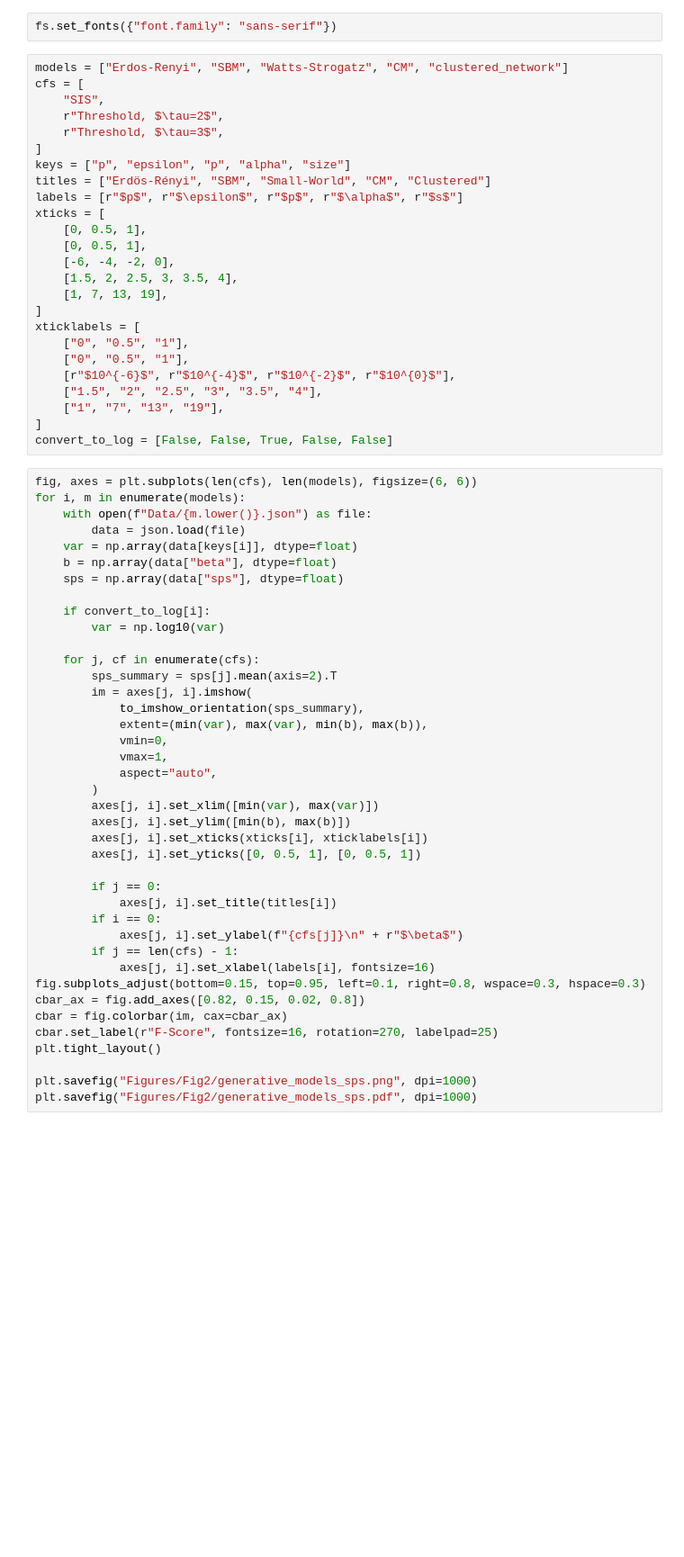
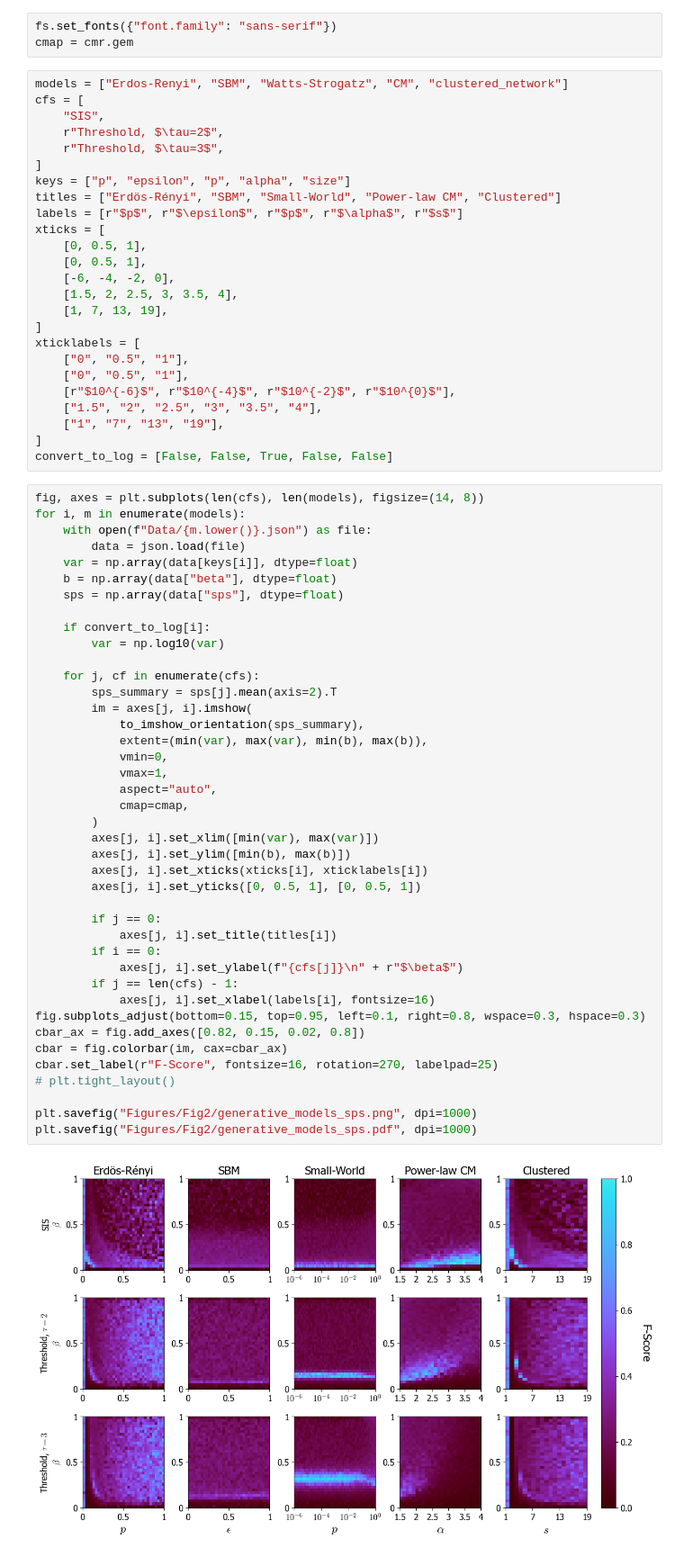
Before and after one commit to nwlandry/complex-network-reconstruction, a Jupyter notebook: plot_fig2.ipynb, the cells around one changed output. Shown at 90% size. Drawn from its saved outputs; the diff is of its cells as text; blank space fills up the shorter version.

```diff
--- a/plot_fig2.ipynb
+++ b/plot_fig2.ipynb
@@ -9,5 +11,6 @@ import xgi
 # %%
 fs.set_fonts({"font.family": "sans-serif"})
+cmap = cmr.gem
 # %%
 models = ["Erdos-Renyi", "SBM", "Watts-Strogatz", "CM", "clustered_network"]
 cfs = [
@@ -16,7 +19,7 @@ cfs = [
     r"Threshold, $\tau=3$",
 ]
 keys = ["p", "epsilon", "p", "alpha", "size"]
-titles = ["Erdös-Rényi", "SBM", "Small-World", "CM", "Clustered"]
+titles = ["Erdös-Rényi", "SBM", "Small-World", "Power-law CM", "Clustered"]
 labels = [r"$p$", r"$\epsilon$", r"$p$", r"$\alpha$", r"$s$"]
 xticks = [
     [0, 0.5, 1],
@@ -34,7 +37,7 @@ xticklabels = [
 ]
 convert_to_log = [False, False, True, False, False]
 # %%
-fig, axes = plt.subplots(len(cfs), len(models), figsize=(6, 6))
+fig, axes = plt.subplots(len(cfs), len(models), figsize=(14, 8))
 for i, m in enumerate(models):
     with open(f"Data/{m.lower()}.json") as file:
         data = json.load(file)
@@ -45,31 +48,34 @@ for i, m in enumerate(models):
     if convert_to_log[i]:
         var = np.log10(var)
 
     for j, cf in enumerate(cfs):
         sps_summary = sps[j].mean(axis=2).T
         im = axes[j, i].imshow(
             to_imshow_orientation(sps_summary),
             extent=(min(var), max(var), min(b), max(b)),
             vmin=0,
             vmax=1,
             aspect="auto",
+            cmap=cmap,
         )
         axes[j, i].set_xlim([min(var), max(var)])
         axes[j, i].set_ylim([min(b), max(b)])
         axes[j, i].set_xticks(xticks[i], xticklabels[i])
         axes[j, i].set_yticks([0, 0.5, 1], [0, 0.5, 1])
 
         if j == 0:
             axes[j, i].set_title(titles[i])
         if i == 0:
             axes[j, i].set_ylabel(f"{cfs[j]}\n" + r"$\beta$")
         if j == len(cfs) - 1:
             axes[j, i].set_xlabel(labels[i], fontsize=16)
 fig.subplots_adjust(bottom=0.15, top=0.95, left=0.1, right=0.8, wspace=0.3, hspace=0.3)
 cbar_ax = fig.add_axes([0.82, 0.15, 0.02, 0.8])
 cbar = fig.colorbar(im, cax=cbar_ax)
 cbar.set_label(r"F-Score", fontsize=16, rotation=270, labelpad=25)
-plt.tight_layout()
+# plt.tight_layout()
 
 plt.savefig("Figures/Fig2/generative_models_sps.png", dpi=1000)
 plt.savefig("Figures/Fig2/generative_models_sps.pdf", dpi=1000)
+# %% [output]
+[figure, added]
```
Also changed, not shown: parts of 7 cells of this notebook, 6 other files.
